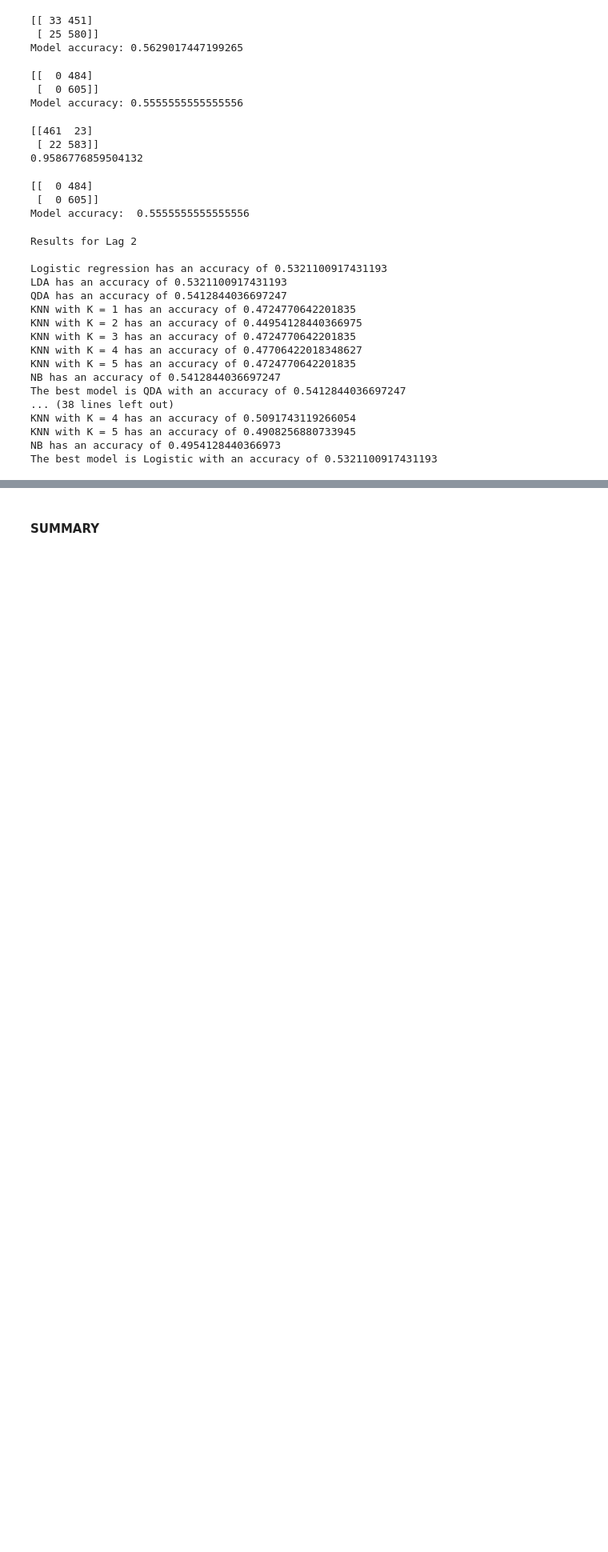
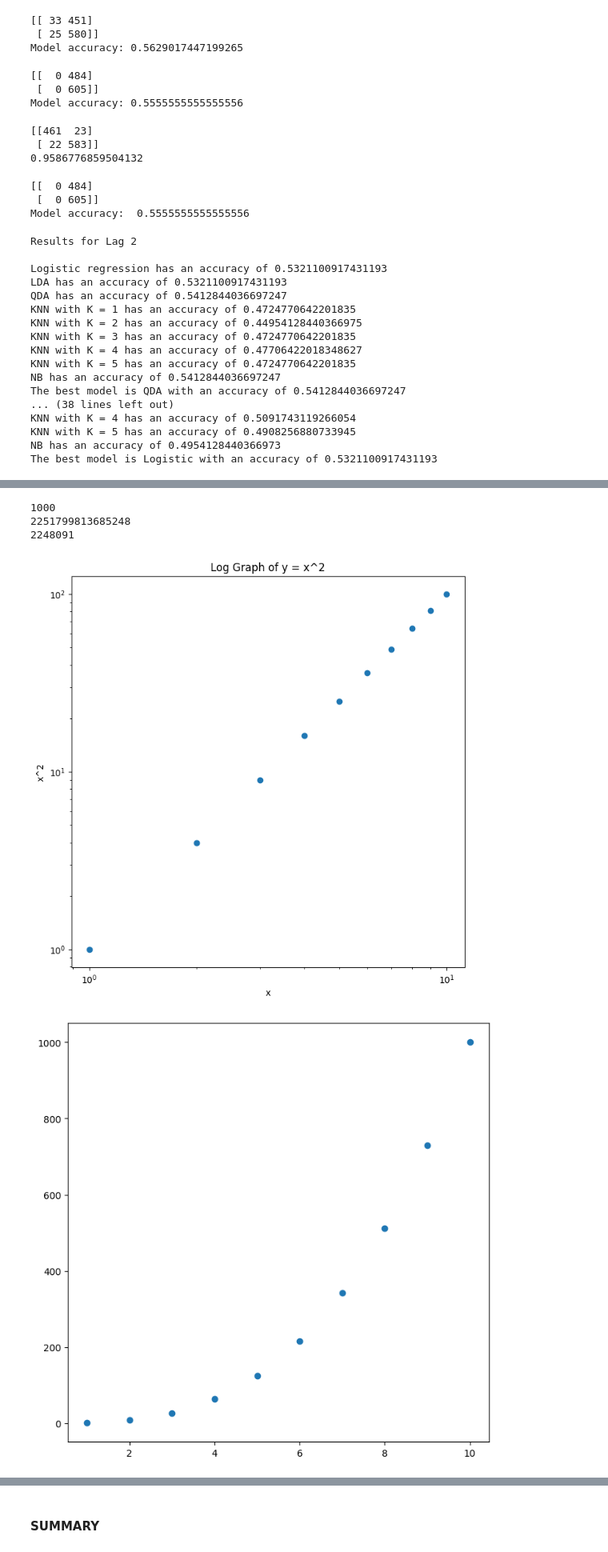
Before and after one commit to AlexBulloso/Notes-on-Stats-and-AI, a Jupyter notebook: Data Science/ISL in Python and R/Ch4-Classification.ipynb, the cells around one changed output, grey strips where cells are left out. Shown at 80% size. Saved outputs shown, nothing was run; the diff lists cells and outputs as text; code cells hidden in the pictures; blank space fills up the shorter version.

```diff
--- a/Data Science/ISL in Python and R/Ch4-Classification.ipynb
+++ b/Data Science/ISL in Python and R/Ch4-Classification.ipynb
@@ -1337,0 +1435,42 @@ The best model is Logistic with an accuracy of 0.5321100917431193
+# %%
+# 15. a-f
+
+# a.
+def Power():
+    print(2 ** 3)
+
+# b.
+def Power2(x, a):
+    print(x ** a)
+
+# c.
+Power2(10, 3)
+Power2(8, 17)
+Power2(131, 3)
+
+# d.
+def Power3(x, a):
+    return x ** a
+
+# e.
+from matplotlib.pyplot import subplots
+fig, ax = subplots(figsize = (8,8))
+ax.scatter(np.arange(1,11),Power3(np.arange(1,11),2));
+ax.set_xscale('log')
+ax.set_yscale('log')
+ax.set_xlabel("x")
+ax.set_ylabel("x^2")
+ax.set_title("Log Graph of y = x^2");
+
+# f.
+def PlotPower(x,a):
+    fig, ax = subplots(figsize=(8,8))
+    ax.scatter(x,x**a)
+
+PlotPower(np.arange(1,11),3)
+# %% [output]
+1000
+2251799813685248
+2248091
+[figure, added]
+[figure, added]
```
Also changed, not shown: parts of 13 cells of this notebook.
